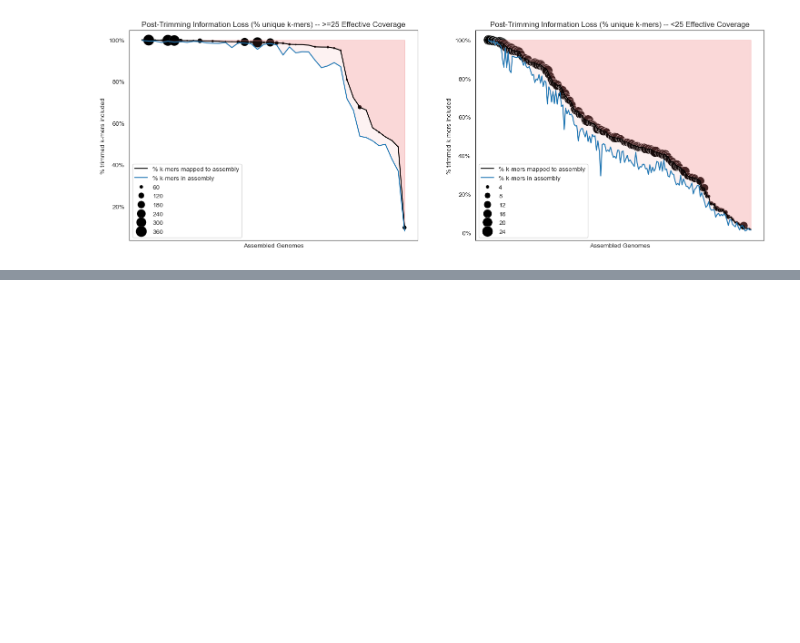
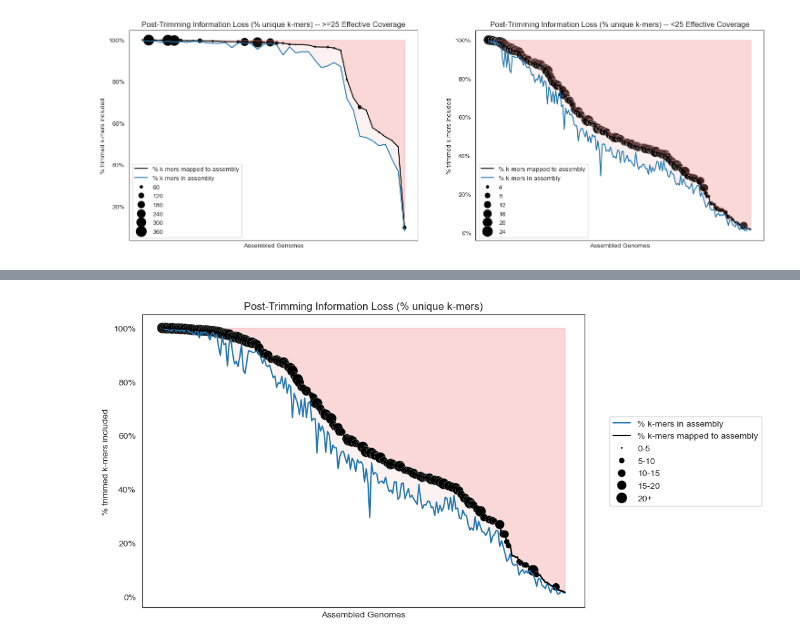
Before and after one commit to jeanzzhao/onehuman, a Jupyter notebook: atta/ERR505104-viz.ipynb, the cells around one changed output, grey strips where cells are left out. Drawn from its saved outputs; the diff is of its cells as text; code cells hidden in the pictures; blank space fills up the shorter version.

Commit message:
bin effective coverage

```diff
--- a/atta/ERR505104-viz.ipynb
+++ b/atta/ERR505104-viz.ipynb
@@ -209,0 +212,11 @@ plt.show()
+# %%
+# bin edges
+bins = [0, 5, 10, 15, 20, float('inf')]
+
+# bin labels
+labels = ['0-5', '5-10', '10-15', '15-20', '20+']
+reversed_labels = labels[::-1] # need reversed for plotting large --> small to correspond with point size
+
+# bin the 'effective_coverage' column
+df['eff_cov_bins'] = pd.cut(df['effective_coverage'], bins=bins, labels=labels, right=False)
+df.head()
@@ -209,0 +231,28 @@ plt.show()
+# %%
+df = df.sort_values(by='norm_mapassem', ascending=False).reset_index(drop=True)
+
+sns.set_style("white")
+plt.figure(figsize=(9, 6))
+
+# do these first so they're at the back and everything else is plotted on top
+plt.fill_between(df.index, df['norm_mapassem'], 1, color='lightcoral', alpha=0.3)
+plt.fill_between(df.index, df['norm_assem'], df['norm_mapassem'], color='lightcoral', alpha=0.1)
+sns.lineplot(data=df['norm_assem'], label='% k-mers in assembly')
+# sns.scatterplot(data=df, x='genome', y='norm_assem', size='effective_coverage', sizes=(10,200), legend=False)
+
+sns.lineplot(data=df['norm_mapassem'], label='% k-mers mapped to assembly', color='black')
+sns.scatterplot(data=df, x='genome', y='norm_mapassem', size='eff_cov_bins',sizes=(150, 5), hue_order=reversed_labels, color='black')#, legend=False)
+
+# plt.axhline(y=1, color='darkgrey', linestyle='--', linewidth=4)  # Add horizontal line at y=1 for 100%
+plt.xlabel('Assembled Genomes')
+plt.gca().yaxis.set_major_formatter(PercentFormatter(xmax=1))  # Set y-axis ticks to display percentages
+plt.ylabel('% trimmed k-mers included')
+plt.title('Post-Trimming Information Loss (% unique k-mers)')
+plt.xticks([]) # remove genome name labels
+plt.legend(loc='right', bbox_to_anchor=(1.4, 0.5), borderaxespad=0)
+
+plt.savefig('ERR505104.assembly-loss-cov-bin.png', bbox_inches='tight')
+
+plt.show()
+# %% [output]
+[figure, added]
```
Also changed, not shown: parts of 5 cells of this notebook.
